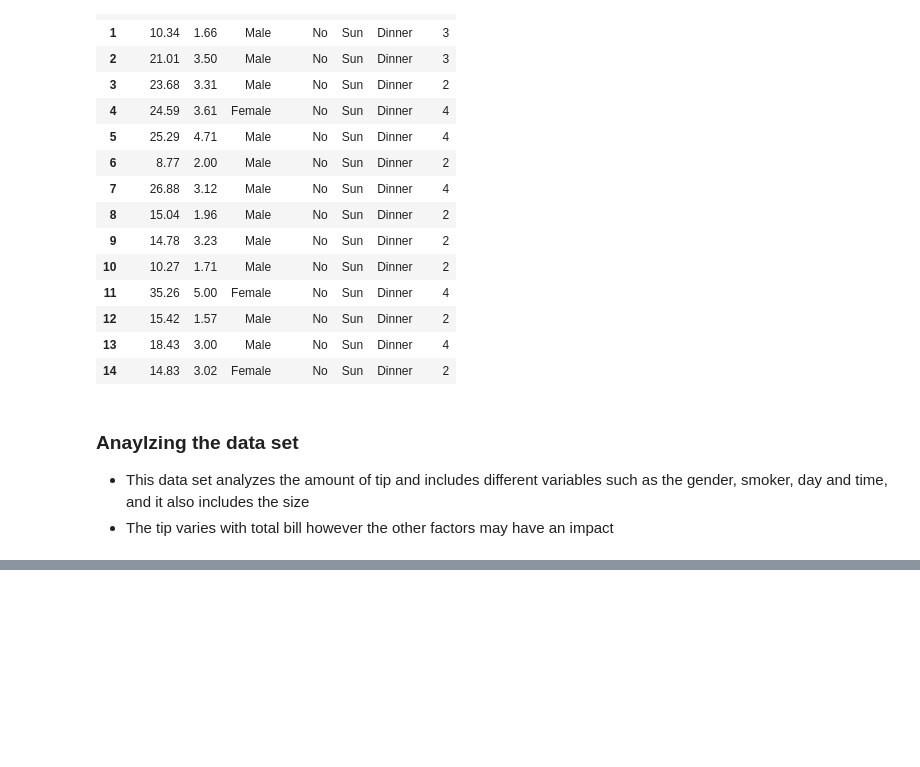
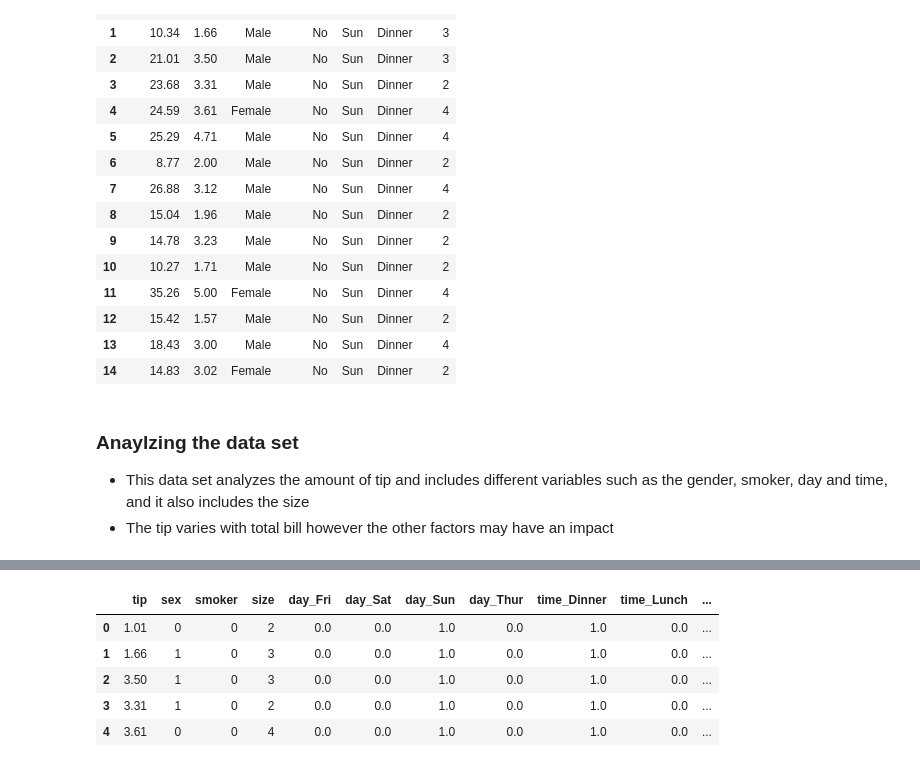
Before and after one commit to AlexKumar19/fastpages-APCSP, a Jupyter notebook: _notebooks/2023-03-09-2.3Hacks.ipynb, the cells around one changed output, grey strips where cells are left out. Cells and saved outputs as stored; diff of their text form; code cells hidden in the pictures; blank space fills up the shorter version.

```diff
--- a/_notebooks/2023-03-09-2.3Hacks.ipynb
+++ b/_notebooks/2023-03-09-2.3Hacks.ipynb
@@ -73,0 +133,15 @@ df.head()
+# %%
+df.head()
+df['tip_ratio'] = df['tip'] / df['total_bill']
+df.head()
+
+df.drop(['total_bill'], axis=1, inplace=True)
+
+df.head()
+# %% [output]
+|  | tip | sex | smoker | size | day_Fri | day_Sat | day_Sun | day_Thur | time_Dinner | time_Lunch | ... |
+| 0 | 1.01 | 0 | 0 | 2 | 0.0 | 0.0 | 1.0 | 0.0 | 1.0 | 0.0 | ... |
+| 1 | 1.66 | 1 | 0 | 3 | 0.0 | 0.0 | 1.0 | 0.0 | 1.0 | 0.0 | ... |
+| 2 | 3.50 | 1 | 0 | 3 | 0.0 | 0.0 | 1.0 | 0.0 | 1.0 | 0.0 | ... |
+| 3 | 3.31 | 1 | 0 | 2 | 0.0 | 0.0 | 1.0 | 0.0 | 1.0 | 0.0 | ... |
+| 4 | 3.61 | 0 | 0 | 4 | 0.0 | 0.0 | 1.0 | 0.0 | 1.0 | 0.0 | ... |
```
Also changed, not shown: parts of 12 cells of this notebook.
